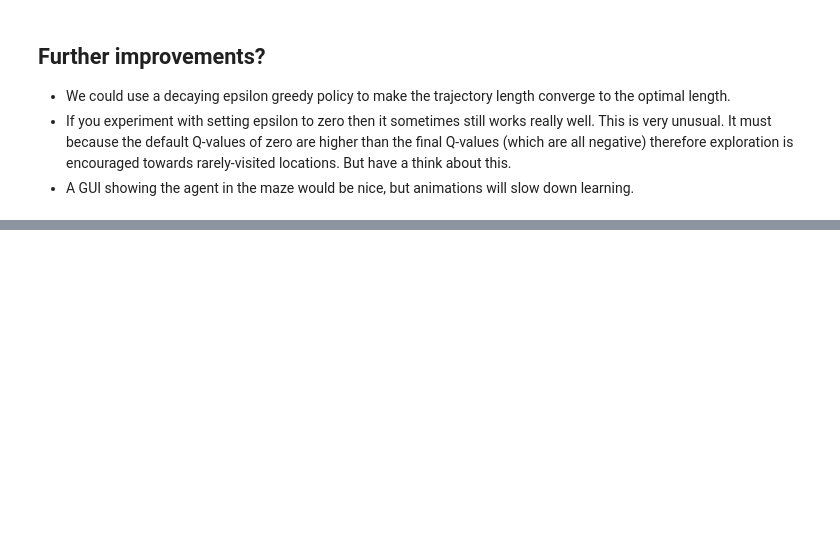
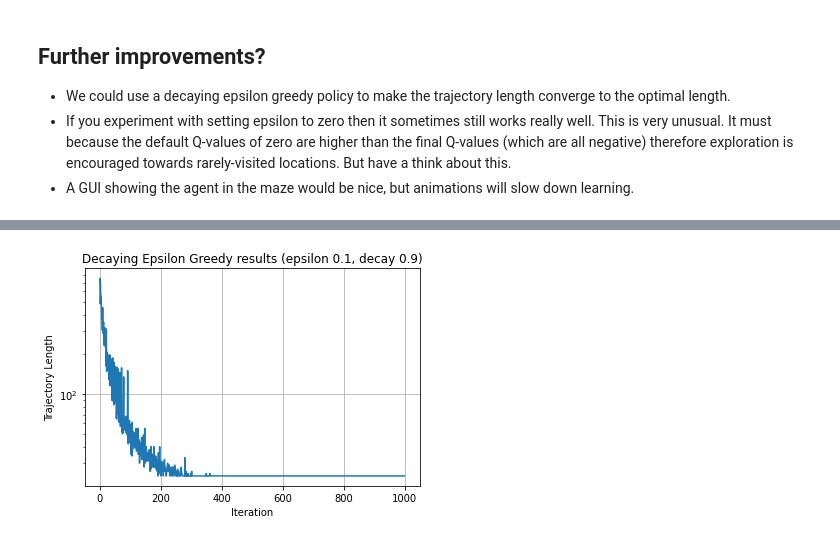
Before and after one commit to 11BelowStudio/ce811, a Jupyter notebook: lab8exercises/TabularQlearningExample.ipynb, the cells around one changed output, grey strips where cells are left out. Cells and saved outputs as stored; diff of their text form; code cells hidden in the pictures; blank space fills up the shorter version.

```diff
--- a/lab8exercises/TabularQlearningExample.ipynb
+++ b/lab8exercises/TabularQlearningExample.ipynb
@@ -223,0 +351,10 @@ therefore exploration is encouraged towards rarely-visited locations.  But have
+# %%
+plt.plot(trajectory_length_history2)
+plt.title("Decaying Epsilon Greedy results (epsilon 0.1, decay 0.9)")
+plt.ylabel('Trajectory Length')
+plt.yscale('log')
+plt.xlabel('Iteration')
+plt.grid()
+plt.show()
+# %% [output]
+[figure, added]
```
Also changed, not shown: parts of 9 cells of this notebook.
